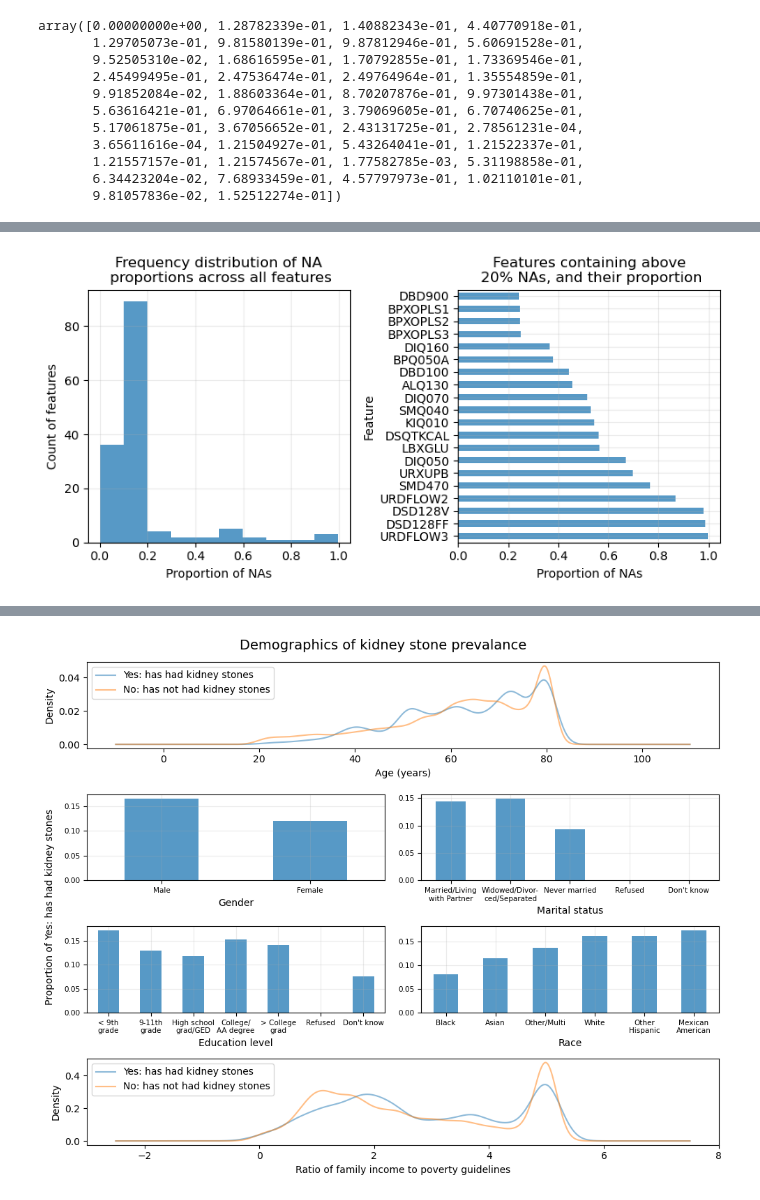
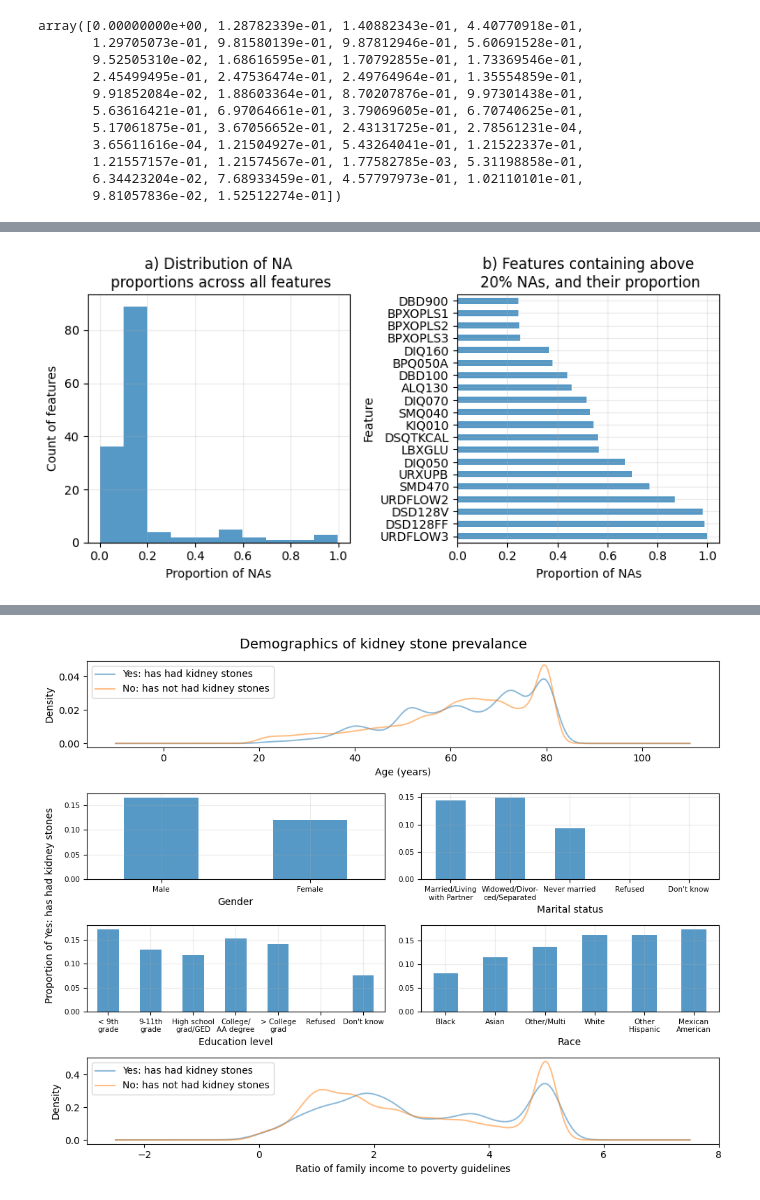
Before and after one commit to dvnguyen02/DATA301-Project, a Jupyter notebook: EDA/background-and-data.ipynb, the cells around one changed output, grey strips where cells are left out. Cells and saved outputs as stored; diff of their text form; code cells hidden in the pictures.

```diff
--- a/EDA/background-and-data.ipynb
+++ b/EDA/background-and-data.ipynb
@@ -107,26 +107,26 @@ array(['DR1TKCAL', 'DR1TPROT', 'DR1TCARB', 'DR1TSUGR', 'DR1TFIBE',
 # %%
 has_na = na_df[na_df["Proportion"] > 0.2].sort_values(by = "Proportion", ascending = False)
 
 fig, ax = plt.subplots(1, 2, figsize = (8, 4), layout = "tight")
 
 ax[0].hist(na_df["Proportion"], bins = 10, alpha = 0.75)
-ax[0].set_title("Frequency distribution of NA\n proportions across all features")
+ax[0].set_title("a) Distribution of NA\n proportions across all features")
 ax[0].set_xlabel("Proportion of NAs")
 ax[0].set_ylabel("Count of features")
 ax[0].grid(alpha = 0.25)
 
 has_na.plot.barh(ax = ax[1], legend = False, alpha = 0.75)
-ax[1].set_title("Features containing above\n 20% NAs, and their proportion")
+ax[1].set_title("b) Features containing above\n 20% NAs, and their proportion")
 ax[1].set_yticks(range(len(has_na)), has_na["Feature"])
 ax[1].set_xticks([0, 0.2, 0.4, 0.6, 0.8, 1])
 ax[1].set_xlabel("Proportion of NAs")
 ax[1].set_ylabel("Feature")
 ax[1].grid(alpha = 0.25)
 
-plt.savefig("../results/figures/na_prop.png")
+#plt.savefig("../results/figures/na_prop.png")
 plt.show()
 # %% [output]
-[figure, old version]
+[figure, new version]
 # %%
 # Assuming df is already defined and loaded with data
 df['has_kidney_stones'] = (df['KIQ026'] == 1).astype(int)
```
Also changed, not shown: parts of 8 cells of this notebook.
